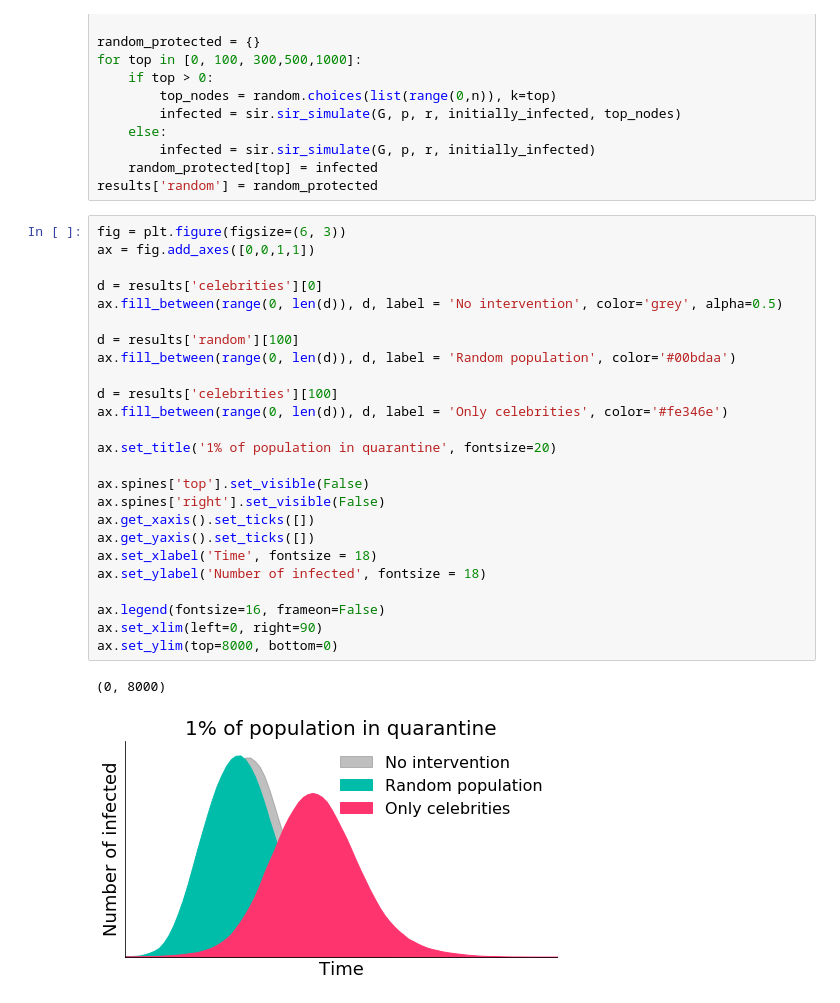
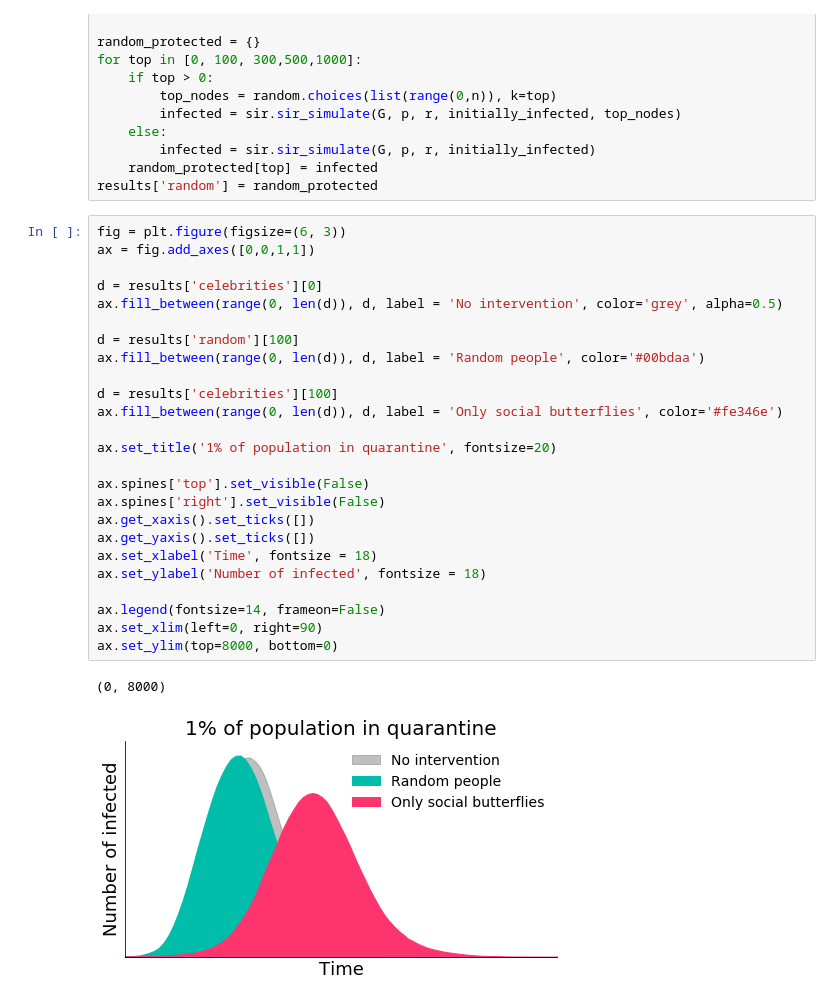
Before and after one commit to gmuric/sir_simluate, a Jupyter notebook: network_SIR_simulation.ipynb, the cells around one changed output. Saved outputs shown, nothing was run; the diff lists cells and outputs as text.

Commit message:
fix plots

```diff
--- a/network_SIR_simulation.ipynb
+++ b/network_SIR_simulation.ipynb
@@ -93,31 +47,31 @@ results['random'] = random_protected
 # %%
 fig = plt.figure(figsize=(6, 3))
 ax = fig.add_axes([0,0,1,1])
 
 d = results['celebrities'][0]
 ax.fill_between(range(0, len(d)), d, label = 'No intervention', color='grey', alpha=0.5)
 
 d = results['random'][100]
-ax.fill_between(range(0, len(d)), d, label = 'Random population', color='#00bdaa')
+ax.fill_between(range(0, len(d)), d, label = 'Random people', color='#00bdaa')
 
 d = results['celebrities'][100]
-ax.fill_between(range(0, len(d)), d, label = 'Only celebrities', color='#fe346e')
+ax.fill_between(range(0, len(d)), d, label = 'Only social butterflies', color='#fe346e')
 
 ax.set_title('1% of population in quarantine', fontsize=20)
 
 ax.spines['top'].set_visible(False)
 ax.spines['right'].set_visible(False)
 ax.get_xaxis().set_ticks([])
 ax.get_yaxis().set_ticks([])
 ax.set_xlabel('Time', fontsize = 18)
 ax.set_ylabel('Number of infected', fontsize = 18)
 
-ax.legend(fontsize=16, frameon=False)
+ax.legend(fontsize=14, frameon=False)
 ax.set_xlim(left=0, right=90)
 ax.set_ylim(top=8000, bottom=0)
 # %% [output]
 (0, 8000)
-[figure, old version]
+[figure, new version]
 # %%
 fig = plt.figure(figsize=(6, 3))
 ax = fig.add_axes([0,0,1,1])
```
Also changed, not shown: parts of 3 cells of this notebook.
